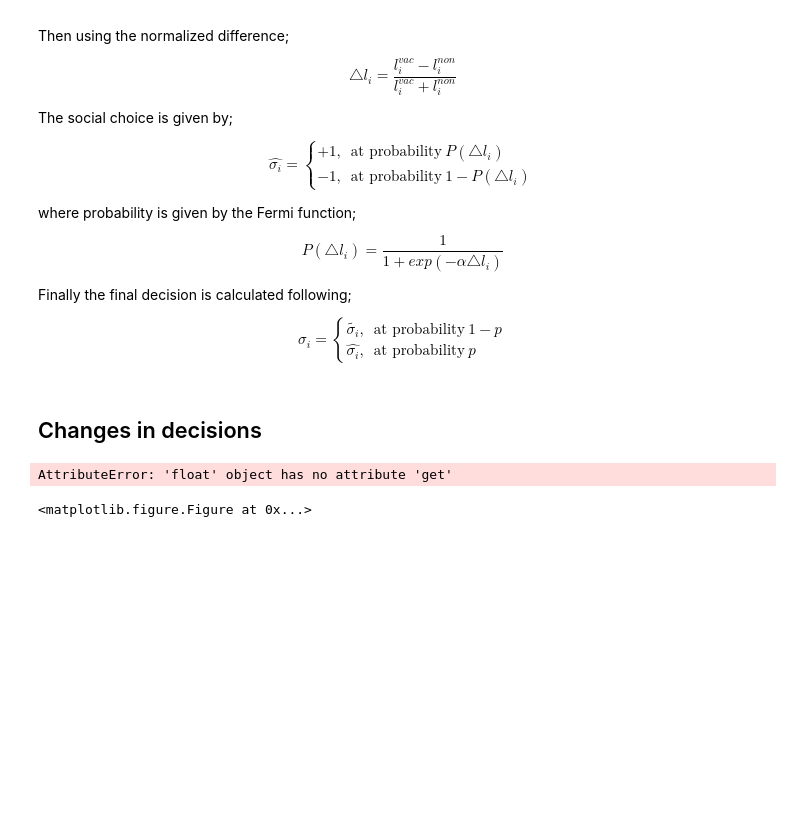
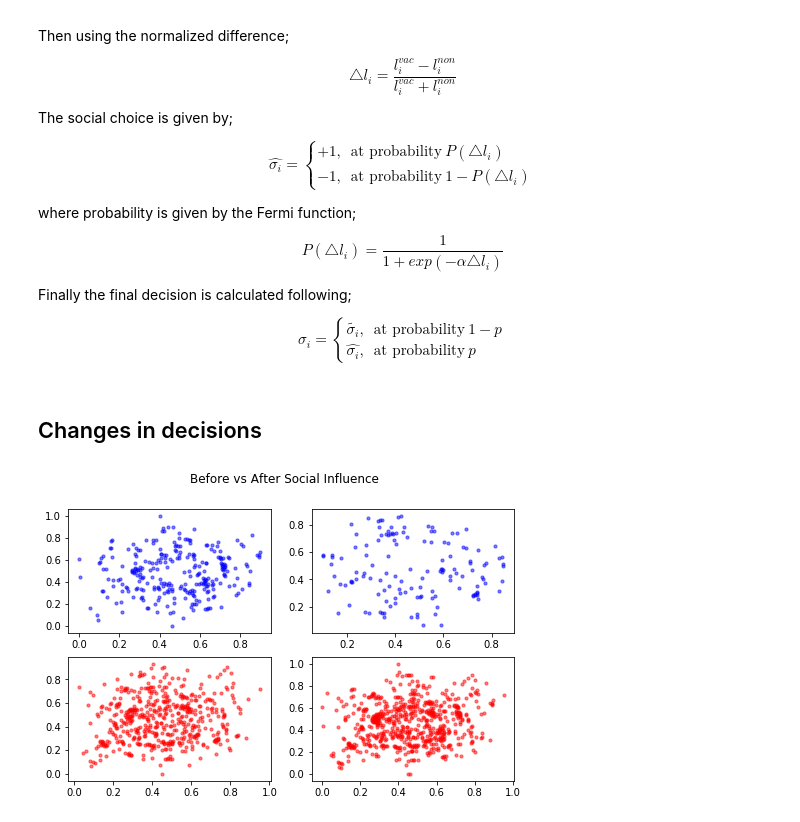
Before and after one commit to wizzfizz94/vaccination-impact-model, a Jupyter notebook: Anti Vaccine Impact Modelling.ipynb, the cells around one changed output. Cells and saved outputs as stored; diff of their text form; code cells hidden in the pictures; blank space fills up the shorter version.

```diff
--- a/Anti Vaccine Impact Modelling.ipynb
+++ b/Anti Vaccine Impact Modelling.ipynb
@@ -41,17 +40,13 @@ Test attempts to:
 ![alt text](fig1.png "Hello")
 # %%
 '''Constants'''
-INFECTION_RATE = float(0.5)
+INFECTION_RATE = float(0.8)
 SOCIAL_INFLUENCE_FACTOR = float(0.5)
 CLOSENESS_FACTOR = float(0.6)
 PERCIEVED_INFECTION_RATE = INFECTION_RATE
-INFECTION_RISK = float(10)
 RECOVERY_RATE = float(0.312)
 N = 788
-REPRODUCTION_NUMBER = float(5)
-MEAN_ASSOCIATIONS = float(35)
-PROB_OF_ASSOCIATION = MEAN_ASSOCIATIONS / N
-COST_RATIO = float(0.5)
+COST_RATIO = float(0.1)
 PROB_OF_ANTI_VAC = 0.3
 RESPONSIVENESS = 5
 I_START = math.floor(max(N * 0.01, 1))
@@ -98,13 +93,20 @@ Edges have single weight value representing influence of relationship
 # %%
 def makeSFGraph():
-    g = nx.scale_free_graph(
-        N, alpha=0.4, beta=0.2, gamma=0.4, delta_in=0, delta_out=0).to_undirected()
+    multi_g = nx.scale_free_graph(
+        N, alpha=0.4, beta=0.2, gamma=0.4, delta_in=0, delta_out=0)
+
+    # covert to normal and add weights
+    g = nx.Graph()
+    for u, v, data in multi_g.edges_iter(data=True):
+        w = float(np.random.binomial(1000, CLOSENESS_FACTOR, 1)) / float(1000)
+        if not g.has_edge(u, v):
+            g.add_edge(u, v, weight=w)
+
+    # add inital decisions and social influence to nodes
     for i in g.nodes():
         g.node[i]['decision'] = \
             np.random.choice([1, -1], p=[1 - PROB_OF_ANTI_VAC, PROB_OF_ANTI_VAC])
         g.node[i]['social-influence'] = float(np.random.binomial(1000, SOCIAL_INFLUENCE_FACTOR, 1)) / float(1000)
-    for u,v in g.edges():
-        g[u][v]['weight'] = float(np.random.binomial(1000, CLOSENESS_FACTOR, 1)) / float(1000)
     return g
 
 g = makeSFGraph()
@@ -212,39 +214,48 @@ def addSocialInfluence(g):
         prob = 1/(1 + math.exp(-RESPONSIVENESS*l_diff))
         sd = np.random.choice([1, -1], p=[prob, 1-prob])
         g.node[i]['decision'] = np.random.choice([g.node[i]['decision'], sd],
-            p=[g.node[i]['social-influence'], 1-g.node[i]['social-influence']])
+            p=[1-g.node[i]['social-influence'], g.node[i]['social-influence']])
 # %% [markdown]
 ## Changes in decisions
 # %%
-def plotDecDiff(fig, g, j):
+def plotDecDiff(fig, g, j, pos):
     vac, non = [], []
-    pos = nx.spring_layout(g)
     for i in g.nodes():
         if g.node[i]['decision'] == 1:
             vac.append(i)
         else:
             non.append(i)
     fig.add_subplot(2,2,j)
     nx.draw_networkx_nodes(g, pos,
                            nodelist=vac,
                            node_color='b',
                            alpha=0.5,
                            label="Pro Vaxx",
                            node_size=10)
     fig.add_subplot(2,2,j+2)
     nx.draw_networkx_nodes(g, pos,
                            nodelist=non,
                            node_color='r',
                            alpha=0.5,
                            label="Anti Vaxx",
                            node_size=10)
 
+'''Changed constants'''
+SOCIAL_INFLUENCE_FACTOR = 0.9
+COST_RATIO = 0.8
+PROB_OF_ANTI_VAC = 0.3
+
+g = makeSFGraph()
+pos = nx.spring_layout(g, weight=None)
+
 fig = plt.figure()
 fig.suptitle('Before vs After Social Influence')
+
 makeLocalDecisions(g)
-plotDecDiff(fig, g, 1)
+plotDecDiff(fig, g, 1, pos)
 addSocialInfluence(g)
-plotDecDiff(fig, g, 2)
+plotDecDiff(fig, g, 2, pos)
+
+plt.show()
 # %% [output]
-AttributeError: 'float' object has no attribute 'get'
-<matplotlib.figure.Figure at 0x...>
+[figure, added]
```
Also changed, not shown: parts of 17 cells of this notebook, 3 other files.
